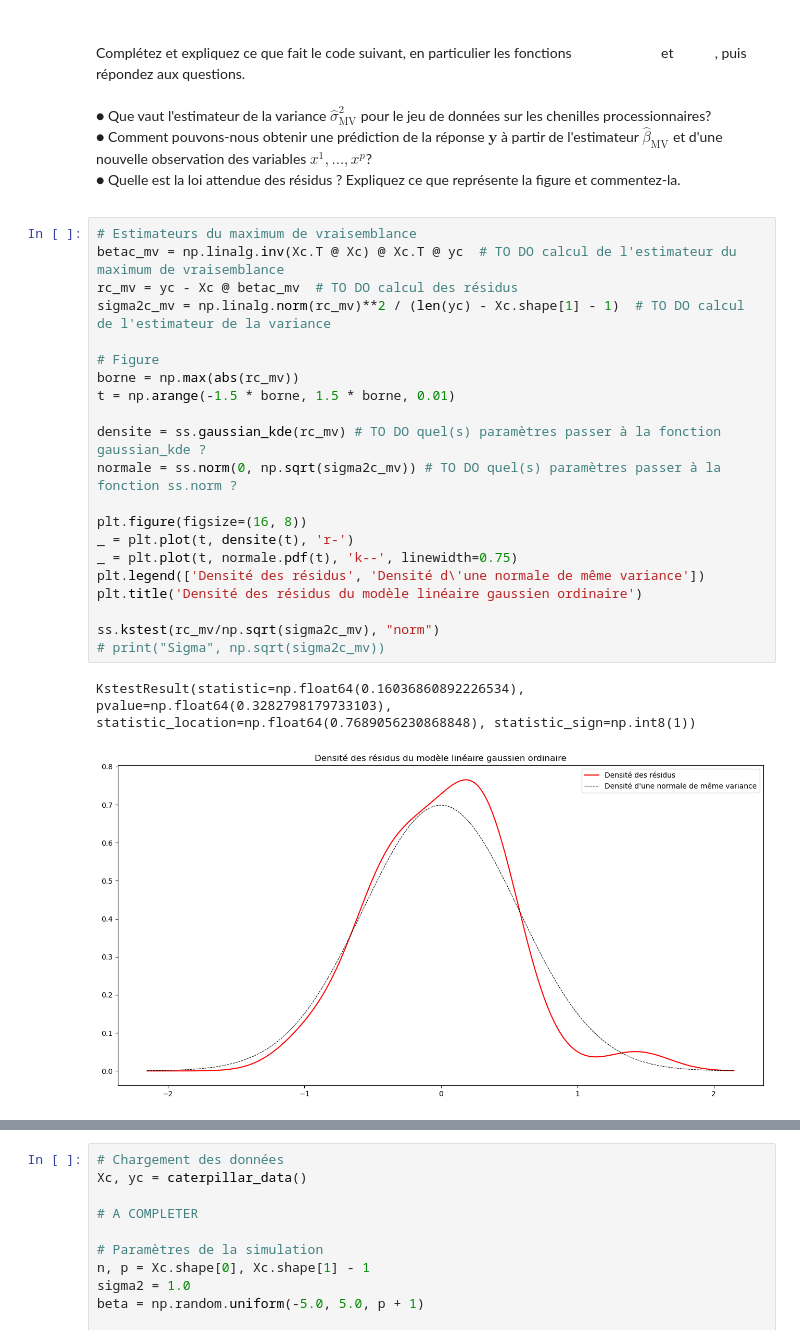
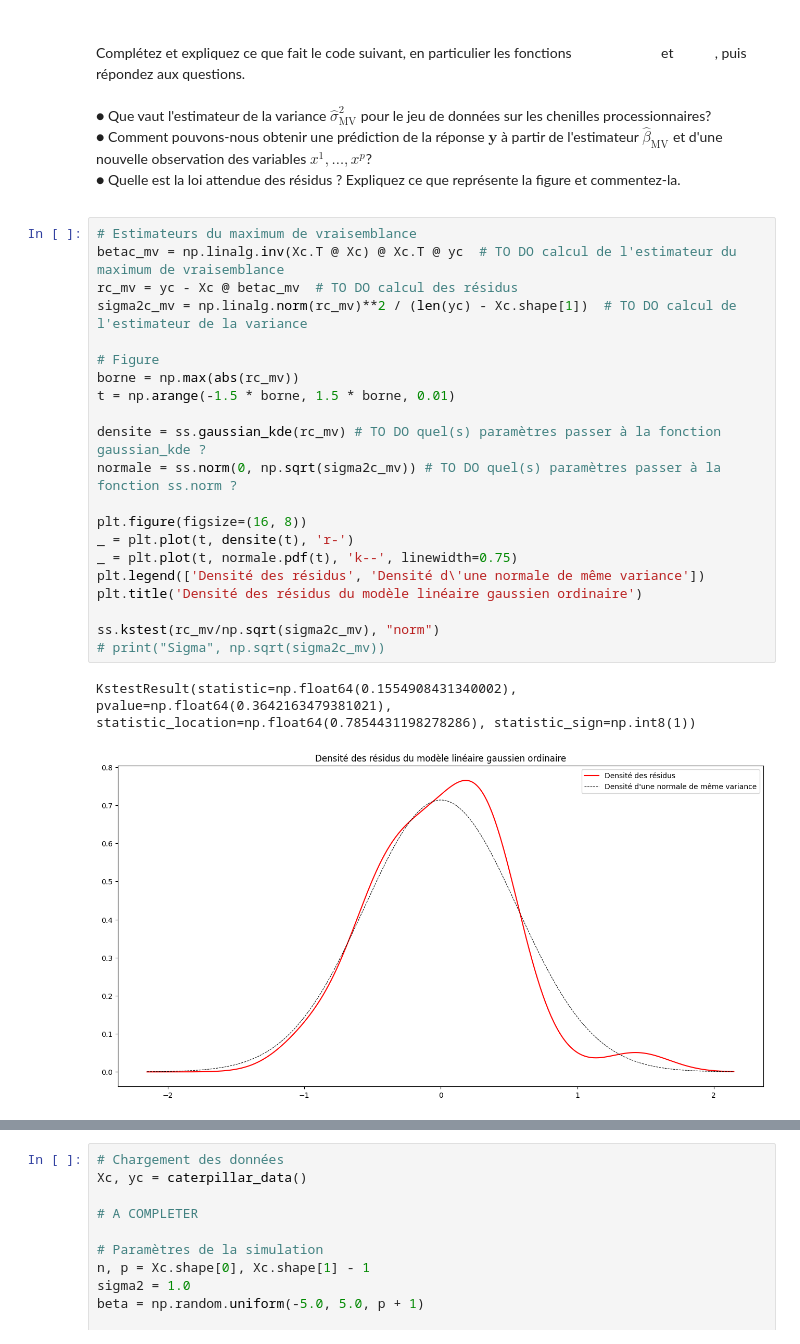
Before and after one commit to ali-hou-supaero/BE_Bayes_Statistics, a Jupyter notebook: 2025-2026_bayes_BE_enonce.ipynb, the cells around one changed output, grey strips where cells are left out. Drawn from its saved outputs; the diff is of its cells as text.

```diff
--- a/2025-2026_bayes_BE_enonce.ipynb
+++ b/2025-2026_bayes_BE_enonce.ipynb
@@ -169,27 +169,27 @@ Complétez et expliquez ce que fait le code suivant, en particulier les fonction
 # %%
 # Estimateurs du maximum de vraisemblance
 betac_mv = np.linalg.inv(Xc.T @ Xc) @ Xc.T @ yc  # TO DO calcul de l'estimateur du maximum de vraisemblance
 rc_mv = yc - Xc @ betac_mv  # TO DO calcul des résidus
-sigma2c_mv = np.linalg.norm(rc_mv)**2 / (len(yc) - Xc.shape[1] - 1)  # TO DO calcul de l'estimateur de la variance
+sigma2c_mv = np.linalg.norm(rc_mv)**2 / (len(yc) - Xc.shape[1])  # TO DO calcul de l'estimateur de la variance
 
 # Figure
 borne = np.max(abs(rc_mv))
 t = np.arange(-1.5 * borne, 1.5 * borne, 0.01)
 
 densite = ss.gaussian_kde(rc_mv) # TO DO quel(s) paramètres passer à la fonction gaussian_kde ?
 normale = ss.norm(0, np.sqrt(sigma2c_mv)) # TO DO quel(s) paramètres passer à la fonction ss.norm ?
 
 plt.figure(figsize=(16, 8))
 _ = plt.plot(t, densite(t), 'r-')
 _ = plt.plot(t, normale.pdf(t), 'k--', linewidth=0.75)
 plt.legend(['Densité des résidus', 'Densité d\'une normale de même variance'])
 plt.title('Densité des résidus du modèle linéaire gaussien ordinaire')
 
 ss.kstest(rc_mv/np.sqrt(sigma2c_mv), "norm")
 # print("Sigma", np.sqrt(sigma2c_mv))
 # %% [output]
-KstestResult(statistic=np.float64(0.16036860892226534), pvalue=np.float64(0.3282798179733103), statistic_location=np.float64(0.7689056230868848), statistic_sign=np.int8(1))
+KstestResult(statistic=np.float64(0.1554908431340002), pvalue=np.float64(0.3642163479381021), statistic_location=np.float64(0.7854431198278286), statistic_sign=np.int8(1))
-[figure, old version]
+[figure, new version]
 # %% [markdown]
 <div class="alert alert-warning"><strong>REPONSE A LA QUESTION I.4.</strong>
 
```
Also changed, not shown: parts of 16 cells of this notebook.
